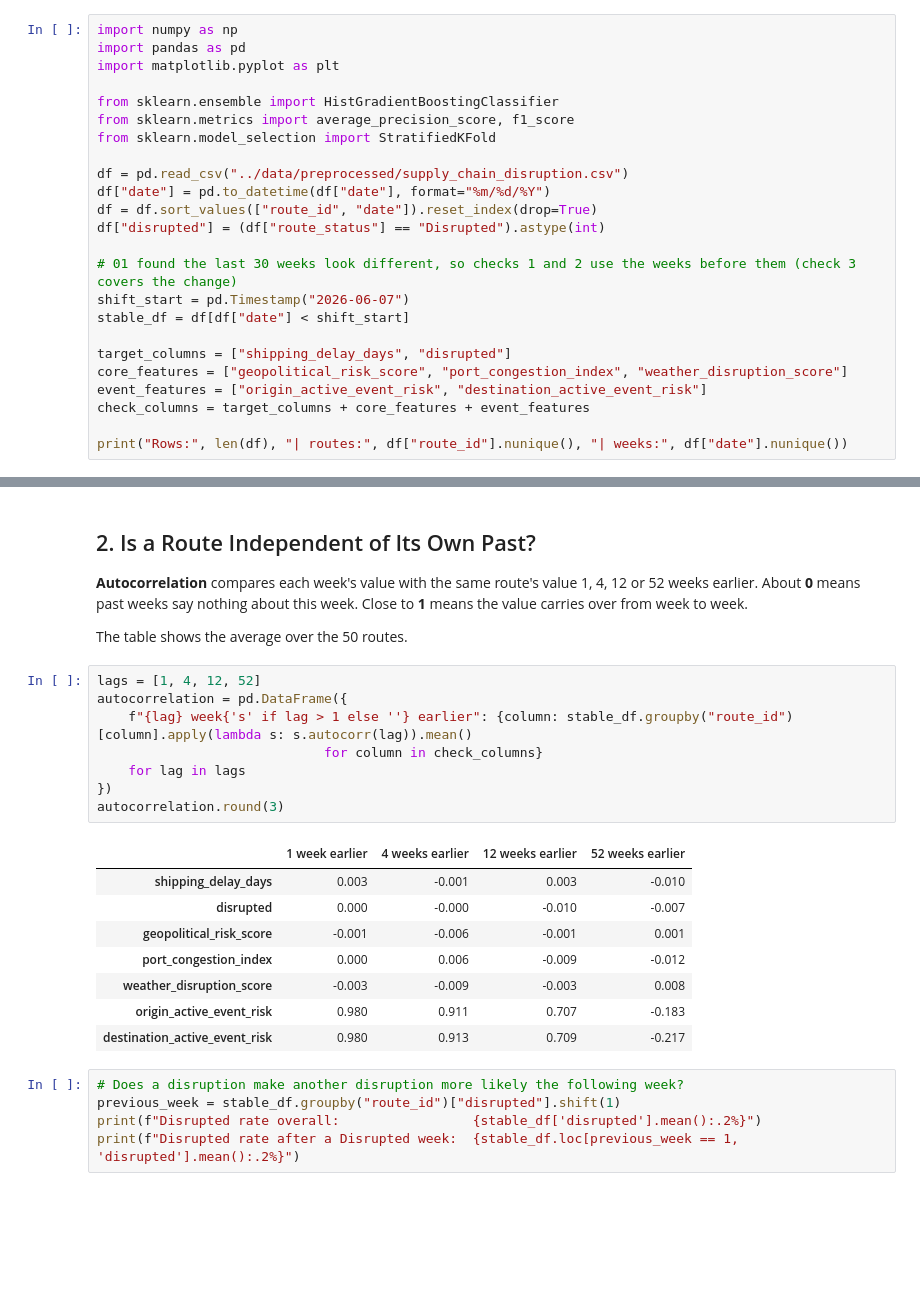
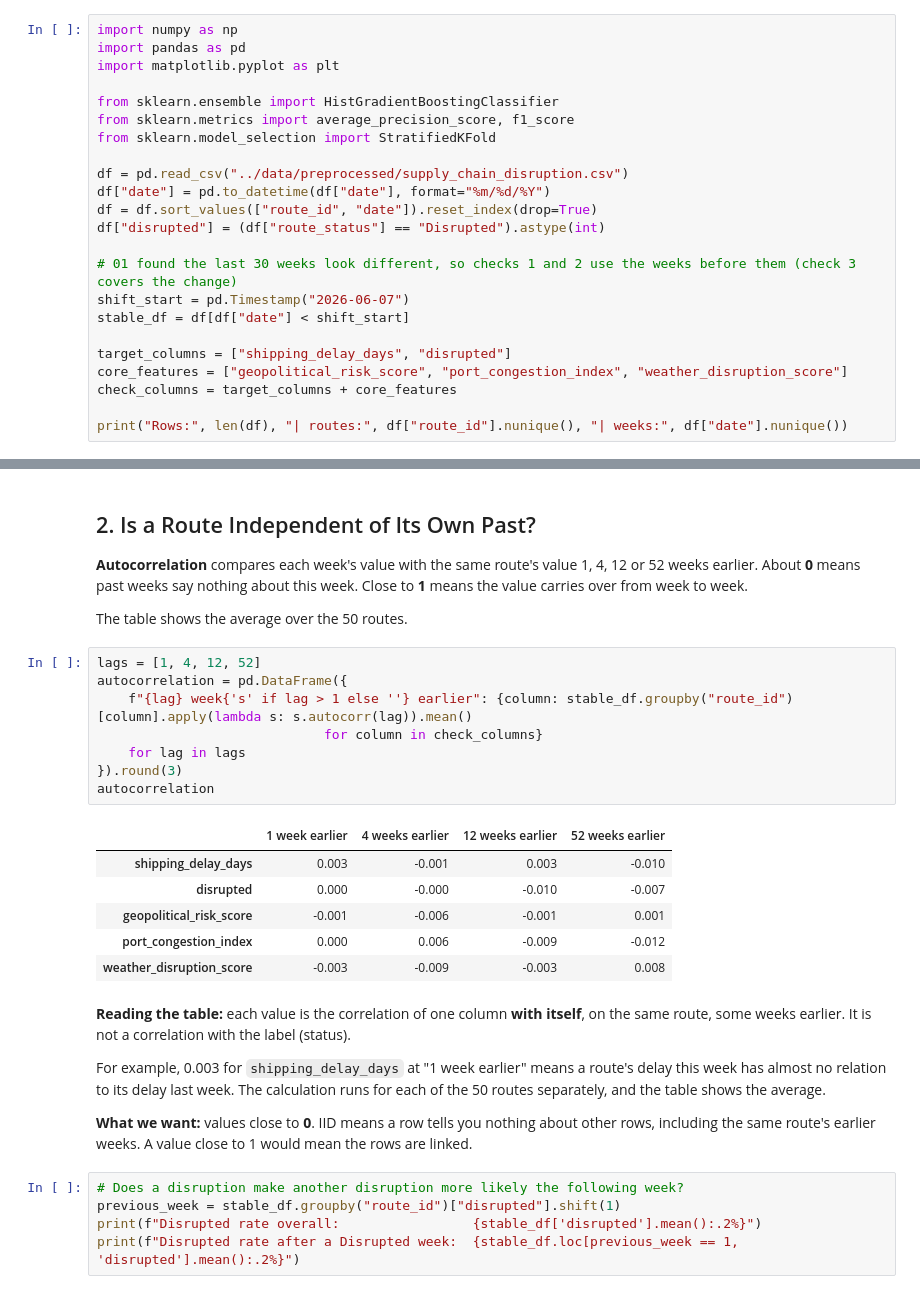
Before and after one commit to Break-Through-Tech/Accenture-2A-predict-the-supply-chain-disruptions, a Jupyter notebook: notebooks/02_3_iid_validation.ipynb, the cells around one changed output, grey strips where cells are left out. Drawn from its saved outputs; the diff is of its cells as text; blank space fills up the shorter version.

```diff
--- a/notebooks/02_3_iid_validation.ipynb
+++ b/notebooks/02_3_iid_validation.ipynb
@@ -33,8 +33,7 @@ stable_df = df[df["date"] < shift_start]
 
 target_columns = ["shipping_delay_days", "disrupted"]
 core_features = ["geopolitical_risk_score", "port_congestion_index", "weather_disruption_score"]
-event_features = ["origin_active_event_risk", "destination_active_event_risk"]
-check_columns = target_columns + core_features + event_features
+check_columns = target_columns + core_features
 
 print("Rows:", len(df), "| routes:", df["route_id"].nunique(), "| weeks:", df["date"].nunique())
 # %% [output]
@@ -47,20 +46,24 @@ The table shows the average over the 50 routes.
 # %%
 lags = [1, 4, 12, 52]
 autocorrelation = pd.DataFrame({
     f"{lag} week{'s' if lag > 1 else ''} earlier": {column: stable_df.groupby("route_id")[column].apply(lambda s: s.autocorr(lag)).mean()
                              for column in check_columns}
     for lag in lags
-})
-autocorrelation.round(3)
+}).round(3)
+autocorrelation
 # %% [output]
 |  | 1 week earlier | 4 weeks earlier | 12 weeks earlier | 52 weeks earlier |
 | shipping_delay_days | 0.003 | -0.001 | 0.003 | -0.010 |
 | disrupted | 0.000 | -0.000 | -0.010 | -0.007 |
 | geopolitical_risk_score | -0.001 | -0.006 | -0.001 | 0.001 |
 | port_congestion_index | 0.000 | 0.006 | -0.009 | -0.012 |
 | weather_disruption_score | -0.003 | -0.009 | -0.003 | 0.008 |
-| origin_active_event_risk | 0.980 | 0.911 | 0.707 | -0.183 |
-| destination_active_event_risk | 0.980 | 0.913 | 0.709 | -0.217 |
+# %% [markdown]
+**Reading the table:** each value is the correlation of one column **with itself**, on the same route, some weeks earlier. It is not a correlation with the label (status).
+
+For example, 0.003 for `shipping_delay_days` at "1 week earlier" means a route's delay this week has almost no relation to its delay last week. The calculation runs for each of the 50 routes separately, and the table shows the average.
+
+**What we want:** values close to **0**. IID means a row tells you nothing about other rows, including the same route's earlier weeks. A value close to 1 would mean the rows are linked.
 # %%
 # Does a disruption make another disruption more likely the following week?
 previous_week = stable_df.groupby("route_id")["disrupted"].shift(1)
```
Also changed, not shown: parts of 11 cells of this notebook.
